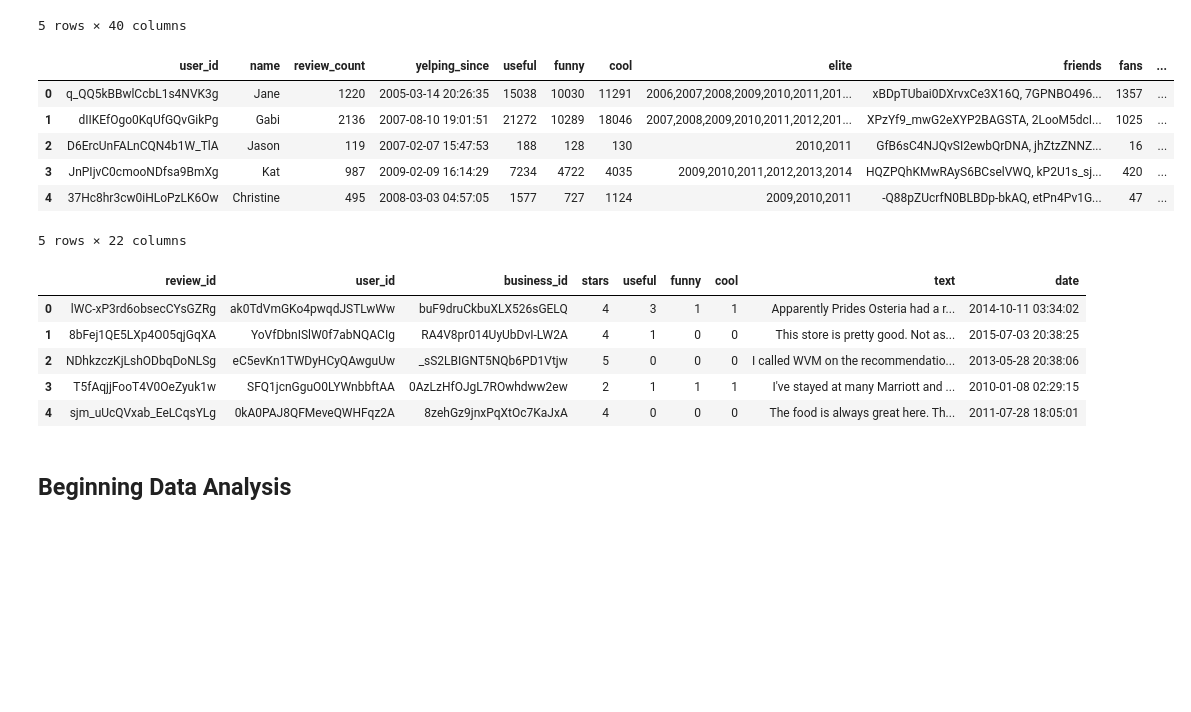
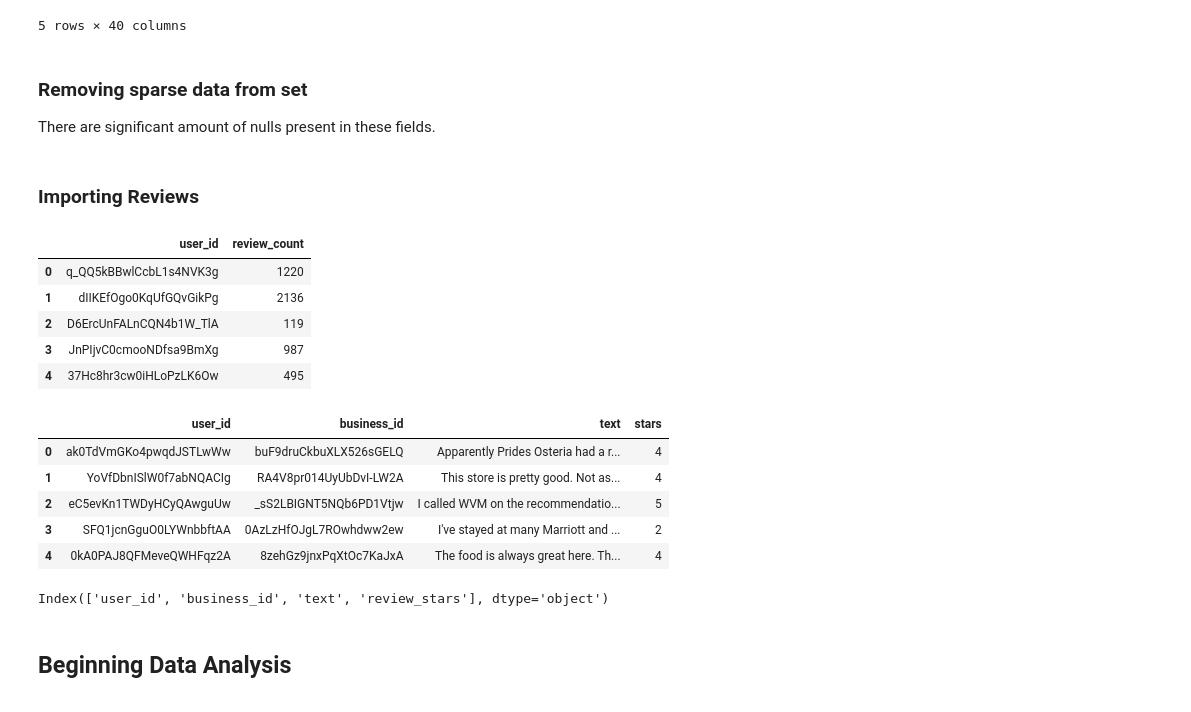
Before and after one commit to rsanchez-dv/Capstone_ML, a Jupyter notebook: 2_Preprocessing_Data.ipynb, the cells around one changed output. Saved outputs shown, nothing was run; the diff lists cells and outputs as text; code cells hidden in the pictures; blank space fills up the shorter version.

```diff
--- a/2_Preprocessing_Data.ipynb
+++ b/2_Preprocessing_Data.ipynb
@@ -42,3 +60,6 @@ df_buss_attri.head()
 | 3 | oaepsyvc0J17qwi8cfrOWg | None | None | None | None | True | ... |
 | 4 | PE9uqAjdw0E4-8mjGl3wVA | None | None | None | {'garage': False, 'street': False... | True | ... |
 5 rows × 40 columns
+# %% [markdown]
+### Removing sparse data from set
+There are significant amount of nulls present in these fields.
@@ -45,24 +85,30 @@ df_buss_attri.head()
+# %% [markdown]
+### Importing Reviews
 # %%
-df_users = pd.read_sql('select * from users', connection)
+df_users = pd.read_sql("select user_id,review_count from users", connection)
 df_users.head()
 # %% [output]
-|  | user_id | name | review_count | yelping_since | useful | funny | cool | elite | friends | fans | ... |
-| 0 | q_QQ5kBBwlCcbL1s4NVK3g | Jane | 1220 | 2005-03-14 20:26:35 | 15038 | 10030 | 11291 | 2006,2007,2008,2009,2010,2011,201... | xBDpTUbai0DXrvxCe3X16Q, 7GPNBO496... | 1357 | ... |
-| 1 | dIIKEfOgo0KqUfGQvGikPg | Gabi | 2136 | 2007-08-10 19:01:51 | 21272 | 10289 | 18046 | 2007,2008,2009,2010,2011,2012,201... | XPzYf9_mwG2eXYP2BAGSTA, 2LooM5dcI... | 1025 | ... |
-| 2 | D6ErcUnFALnCQN4b1W_TlA | Jason | 119 | 2007-02-07 15:47:53 | 188 | 128 | 130 | 2010,2011 | GfB6sC4NJQvSI2ewbQrDNA, jhZtzZNNZ... | 16 | ... |
-| 3 | JnPIjvC0cmooNDfsa9BmXg | Kat | 987 | 2009-02-09 16:14:29 | 7234 | 4722 | 4035 | 2009,2010,2011,2012,2013,2014 | HQZPQhKMwRAyS6BCselVWQ, kP2U1s_sj... | 420 | ... |
-| 4 | 37Hc8hr3cw0iHLoPzLK6Ow | Christine | 495 | 2008-03-03 04:57:05 | 1577 | 727 | 1124 | 2009,2010,2011 | -Q88pZUcrfN0BLBDp-bkAQ, etPn4Pv1G... | 47 | ... |
+|  | user_id | review_count |
+| 0 | q_QQ5kBBwlCcbL1s4NVK3g | 1220 |
+| 1 | dIIKEfOgo0KqUfGQvGikPg | 2136 |
+| 2 | D6ErcUnFALnCQN4b1W_TlA | 119 |
+| 3 | JnPIjvC0cmooNDfsa9BmXg | 987 |
+| 4 | 37Hc8hr3cw0iHLoPzLK6Ow | 495 |
-5 rows × 22 columns
 # %%
-df_reviews = pd.read_sql('select * from reviews', connection)
+df_reviews = pd.read_sql('select user_id, business_id, text, stars from reviews', connection)
 df_reviews.head()
 # %% [output]
-|  | review_id | user_id | business_id | stars | useful | funny | cool | text | date |
-| 0 | lWC-xP3rd6obsecCYsGZRg | ak0TdVmGKo4pwqdJSTLwWw | buF9druCkbuXLX526sGELQ | 4 | 3 | 1 | 1 | Apparently Prides Osteria had a r... | 2014-10-11 03:34:02 |
-| 1 | 8bFej1QE5LXp4O05qjGqXA | YoVfDbnISlW0f7abNQACIg | RA4V8pr014UyUbDvI-LW2A | 4 | 1 | 0 | 0 | This store is pretty good. Not as... | 2015-07-03 20:38:25 |
-| 2 | NDhkzczKjLshODbqDoNLSg | eC5evKn1TWDyHCyQAwguUw | _sS2LBIGNT5NQb6PD1Vtjw | 5 | 0 | 0 | 0 | I called WVM on the recommendatio... | 2013-05-28 20:38:06 |
-| 3 | T5fAqjjFooT4V0OeZyuk1w | SFQ1jcnGguO0LYWnbbftAA | 0AzLzHfOJgL7ROwhdww2ew | 2 | 1 | 1 | 1 | I've stayed at many Marriott and ... | 2010-01-08 02:29:15 |
-| 4 | sjm_uUcQVxab_EeLCqsYLg | 0kA0PAJ8QFMeveQWHFqz2A | 8zehGz9jnxPqXtOc7KaJxA | 4 | 0 | 0 | 0 | The food is always great here. Th... | 2011-07-28 18:05:01 |
+|  | user_id | business_id | text | stars |
+| 0 | ak0TdVmGKo4pwqdJSTLwWw | buF9druCkbuXLX526sGELQ | Apparently Prides Osteria had a r... | 4 |
+| 1 | YoVfDbnISlW0f7abNQACIg | RA4V8pr014UyUbDvI-LW2A | This store is pretty good. Not as... | 4 |
+| 2 | eC5evKn1TWDyHCyQAwguUw | _sS2LBIGNT5NQb6PD1Vtjw | I called WVM on the recommendatio... | 5 |
+| 3 | SFQ1jcnGguO0LYWnbbftAA | 0AzLzHfOJgL7ROwhdww2ew | I've stayed at many Marriott and ... | 2 |
+| 4 | 0kA0PAJ8QFMeveQWHFqz2A | 8zehGz9jnxPqXtOc7KaJxA | The food is always great here. Th... | 4 |
+# %%
+df_reviews.rename(columns={'stars':'review_stars'}, inplace=True)
+df_reviews.columns
+# %% [output]
+Index(['user_id', 'business_id', 'text', 'review_stars'], dtype='object')
 # %%
 connection.close()
 # %% [markdown]
```
Also changed, not shown: parts of 42 cells of this notebook, 2 other files.
